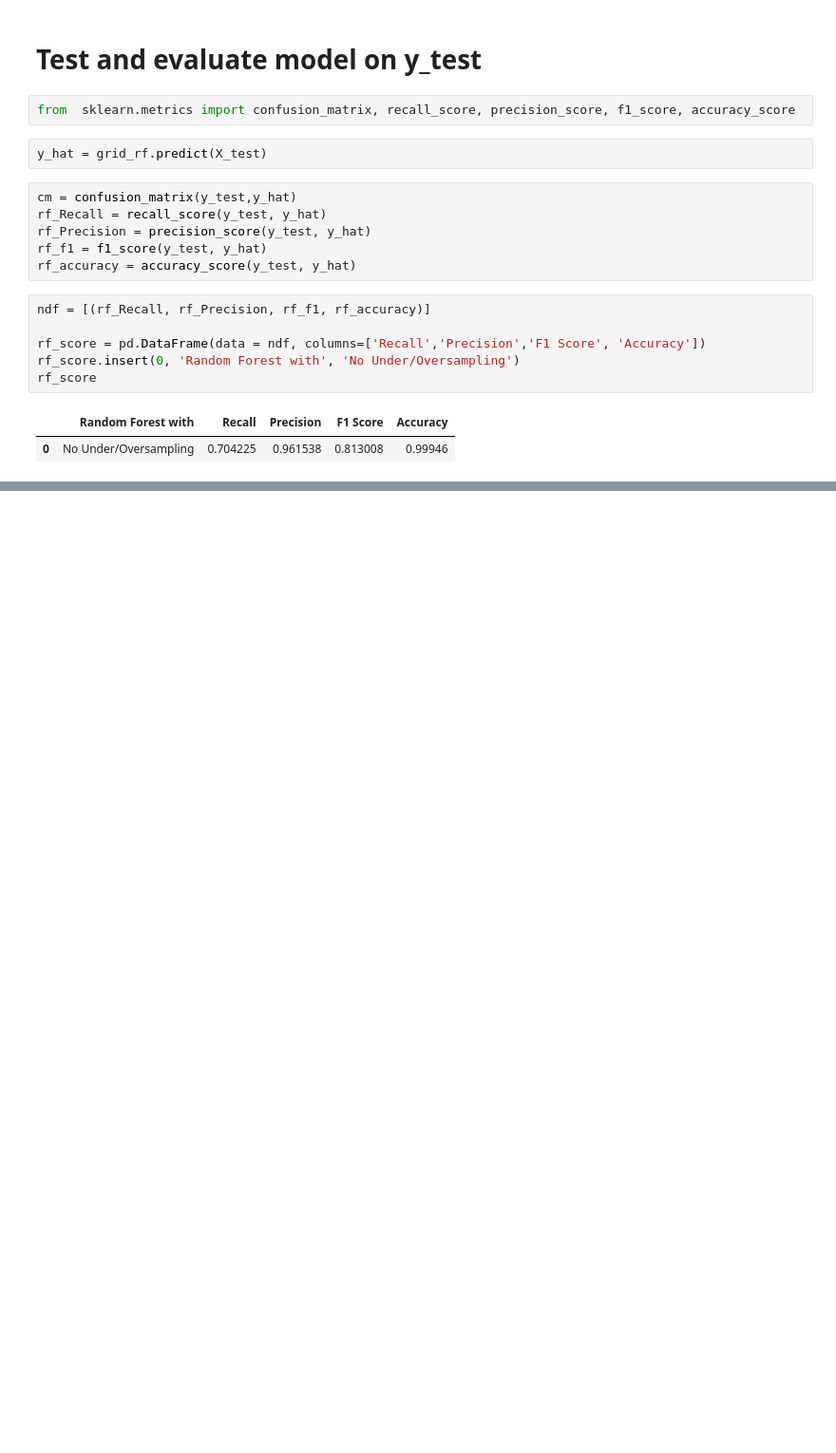
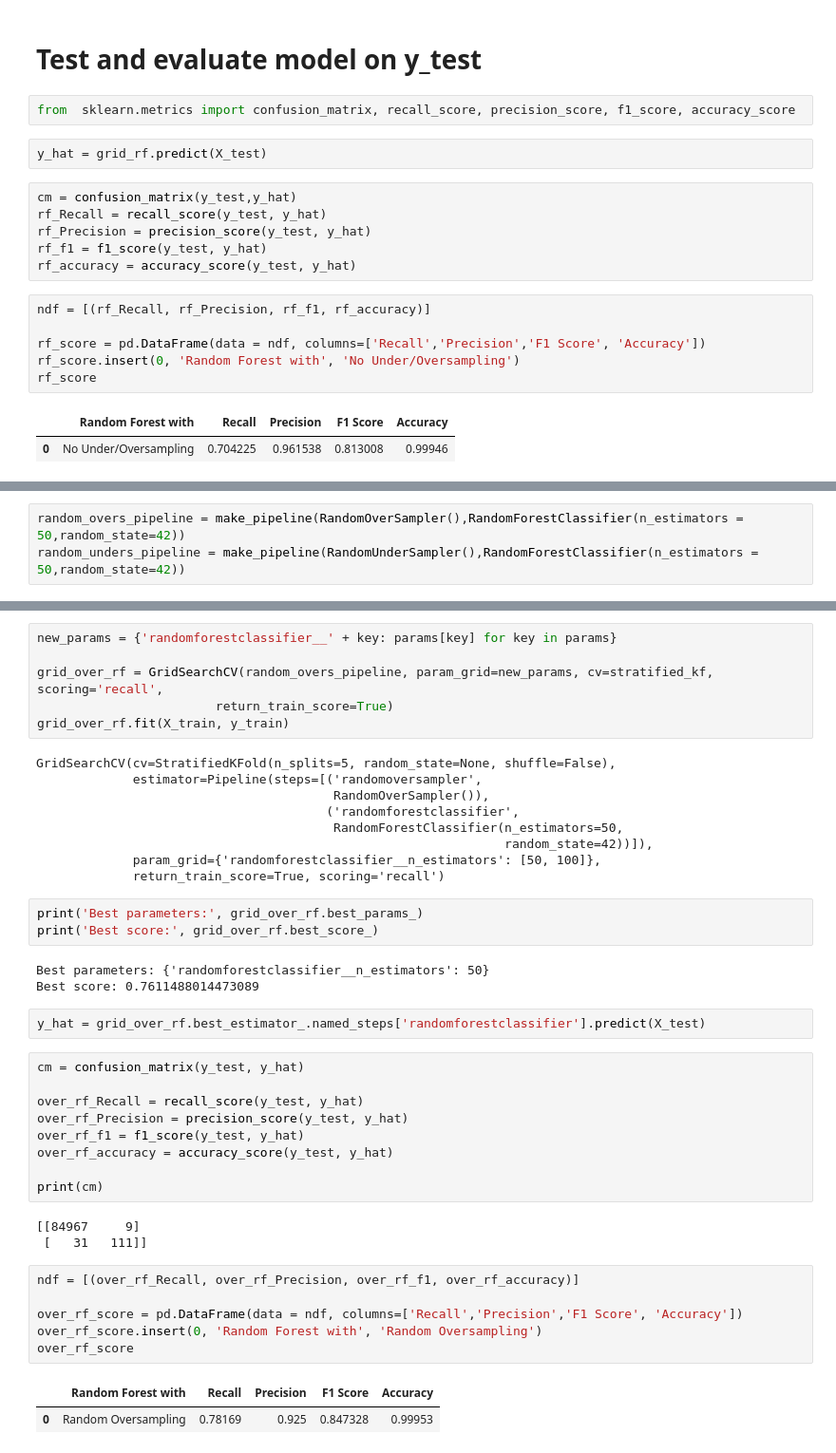
Before and after one commit to chris199713/Imbalaced-data, a Jupyter notebook: creditcard.ipynb, the cells around one changed output, grey strips where cells are left out. Shown at 95% size. Saved outputs shown, nothing was run; the diff lists cells and outputs as text; blank space fills up the shorter version.

```diff
--- a/creditcard.ipynb
+++ b/creditcard.ipynb
@@ -196,0 +250,3 @@ We will try to beat the 70.4% recall score in following models.
+# %%
+random_overs_pipeline = make_pipeline(RandomOverSampler(),RandomForestClassifier(n_estimators = 50,random_state=42))
+random_unders_pipeline = make_pipeline(RandomUnderSampler(),RandomForestClassifier(n_estimators = 50,random_state=42))
@@ -196,0 +266,44 @@ We will try to beat the 70.4% recall score in following models.
+# %%
+new_params = {'randomforestclassifier__' + key: params[key] for key in params}
+
+grid_over_rf = GridSearchCV(random_overs_pipeline, param_grid=new_params, cv=stratified_kf, scoring='recall',
+                        return_train_score=True)
+grid_over_rf.fit(X_train, y_train)
+# %% [output]
+GridSearchCV(cv=StratifiedKFold(n_splits=5, random_state=None, shuffle=False),
+             estimator=Pipeline(steps=[('randomoversampler',
+                                        RandomOverSampler()),
+                                       ('randomforestclassifier',
+                                        RandomForestClassifier(n_estimators=50,
+                                                               random_state=42))]),
+             param_grid={'randomforestclassifier__n_estimators': [50, 100]},
+             return_train_score=True, scoring='recall')
+# %%
+print('Best parameters:', grid_over_rf.best_params_)
+print('Best score:', grid_over_rf.best_score_)
+# %% [output]
+Best parameters: {'randomforestclassifier__n_estimators': 50}
+Best score: 0.7611488014473089
+# %%
+y_hat = grid_over_rf.best_estimator_.named_steps['randomforestclassifier'].predict(X_test)
+# %%
+cm = confusion_matrix(y_test, y_hat)
+
+over_rf_Recall = recall_score(y_test, y_hat)
+over_rf_Precision = precision_score(y_test, y_hat)
+over_rf_f1 = f1_score(y_test, y_hat)
+over_rf_accuracy = accuracy_score(y_test, y_hat)
+
+print(cm)
+# %% [output]
+[[84967     9]
+ [   31   111]]
+# %%
+ndf = [(over_rf_Recall, over_rf_Precision, over_rf_f1, over_rf_accuracy)]
+
+over_rf_score = pd.DataFrame(data = ndf, columns=['Recall','Precision','F1 Score', 'Accuracy'])
+over_rf_score.insert(0, 'Random Forest with', 'Random Oversampling')
+over_rf_score
+# %% [output]
+|  | Random Forest with | Recall | Precision | F1 Score | Accuracy |
+| 0 | Random Oversampling | 0.78169 | 0.925 | 0.847328 | 0.99953 |
```
Also changed, not shown: parts of 20 cells of this notebook, 2 other files.
